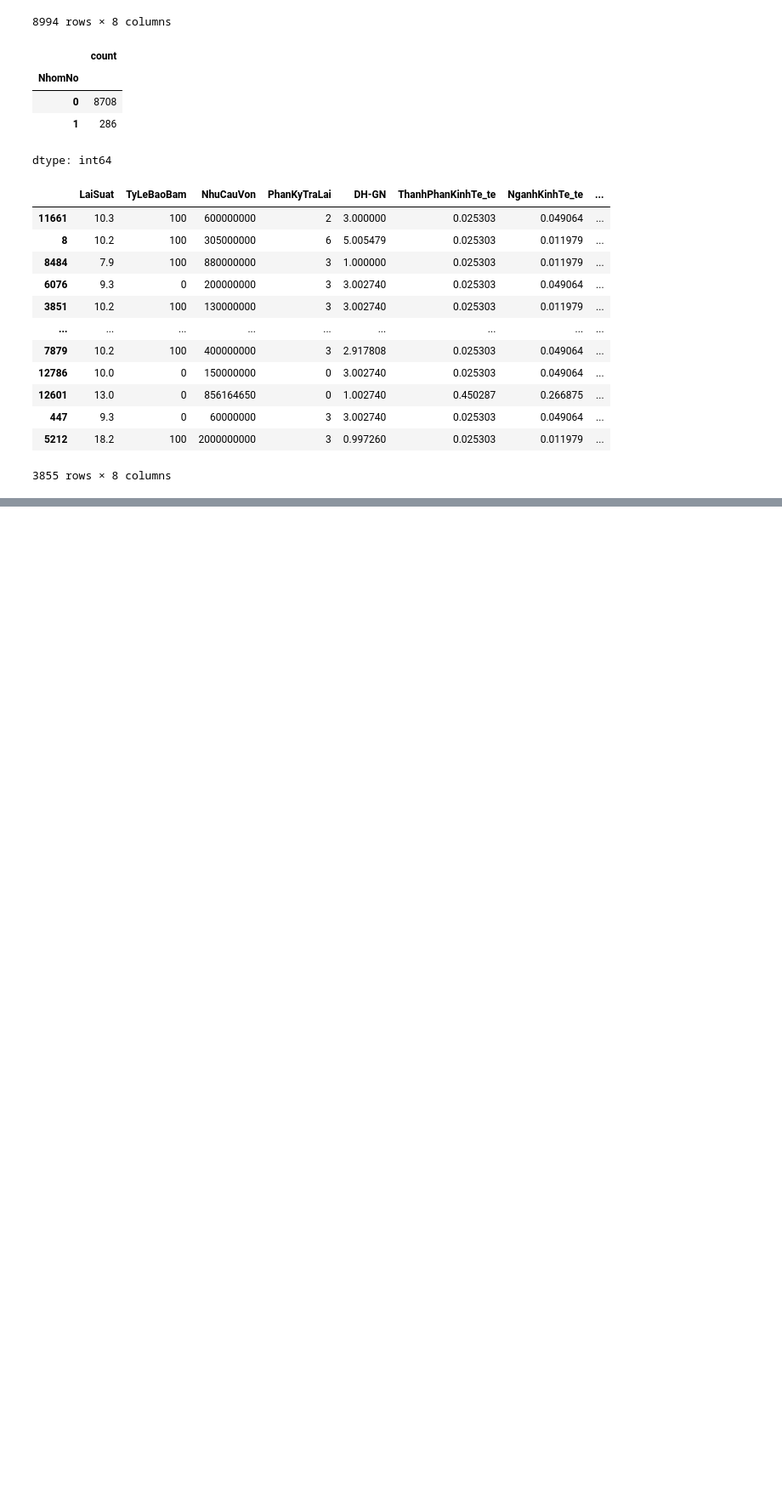
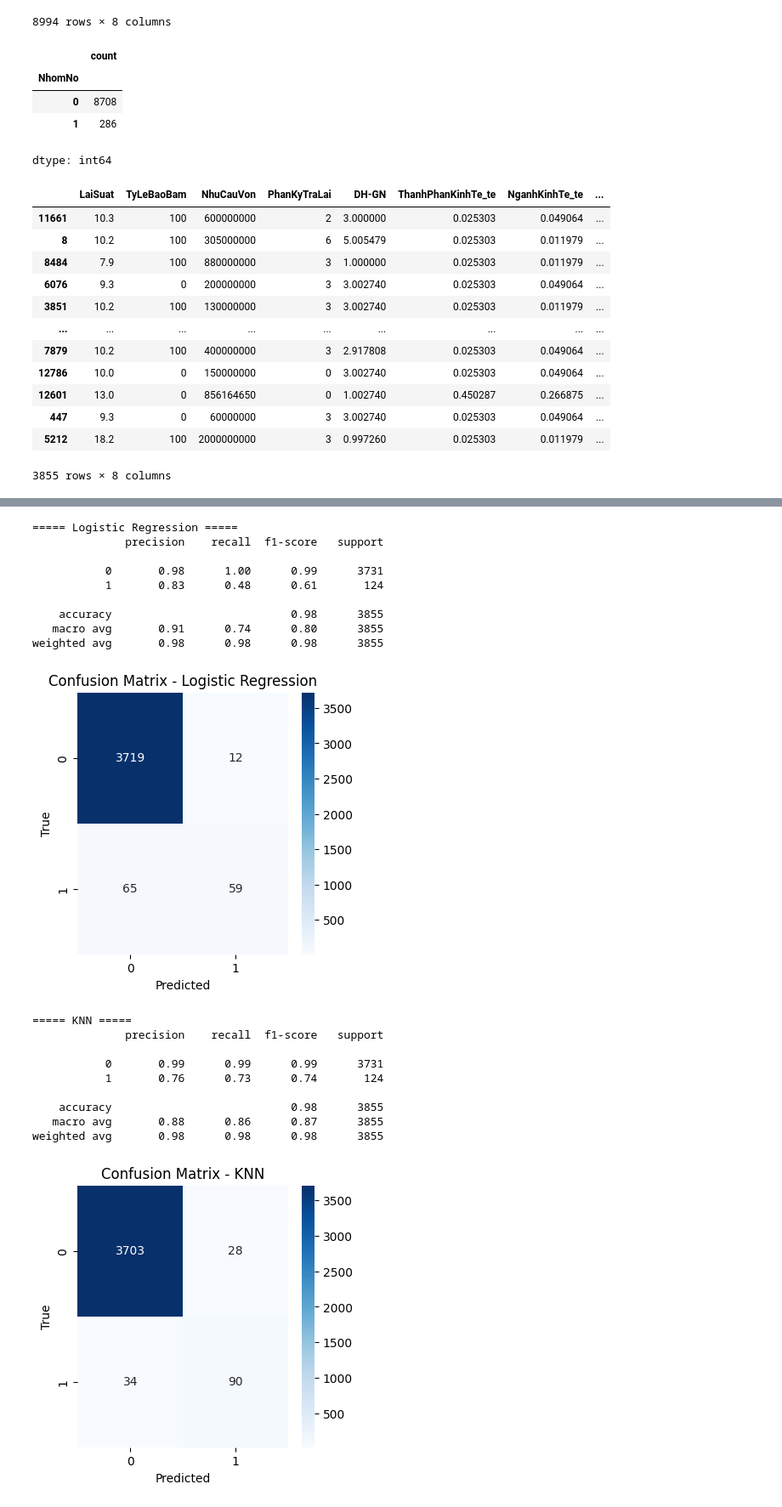
Before and after one commit to thiennguyen37-qn/bad-debt-prediction, a Jupyter notebook: model_comparison.ipynb, the cells around one changed output, grey strips where cells are left out. Shown at 85% size. Saved outputs shown, nothing was run; the diff lists cells and outputs as text; code cells hidden in the pictures; blank space fills up the shorter version.

```diff
--- a/model_comparison.ipynb
+++ b/model_comparison.ipynb
@@ -395,9 +395,13 @@ from imblearn.over_sampling import SMOTE
 from sklearn.preprocessing import StandardScaler
 from imblearn.pipeline import Pipeline
 from sklearn.model_selection import train_test_split, GridSearchCV
-from sklearn.ensemble import RandomForestClassifier, GradientBoostingClassifier
+from sklearn.ensemble import RandomForestClassifier
+from sklearn.linear_model import LogisticRegression
+from sklearn.neighbors import KNeighborsClassifier
+from sklearn.metrics import classification_report, confusion_matrix
 
 models = [
       RandomForestClassifier(random_state = 42),
-      GradientBoostingClassifier(random_state = 42),
+      LogisticRegression(random_state = 42),
+      KNeighborsClassifier(),
   ]
@@ -433,0 +500,24 @@ weighted avg       0.99      0.99      0.99      3855
+# %%
+train_and_evaluate(models[1], best_param_lr, X_train, y_train, X_test, y_test, "Logistic Regression")
+train_and_evaluate(models[2], best_param_knn, X_train, y_train, X_test, y_test, "KNN")
+# %% [output]
+===== Logistic Regression =====
+              precision    recall  f1-score   support
+
+           0       0.98      1.00      0.99      3731
+           1       0.83      0.48      0.61       124
+
+    accuracy                           0.98      3855
+   macro avg       0.91      0.74      0.80      3855
+weighted avg       0.98      0.98      0.98      3855
+[figure, added]
+===== KNN =====
+              precision    recall  f1-score   support
+
+           0       0.99      0.99      0.99      3731
+           1       0.76      0.73      0.74       124
+
+    accuracy                           0.98      3855
+   macro avg       0.88      0.86      0.87      3855
+weighted avg       0.98      0.98      0.98      3855
+[figure, added]
```
Also changed, not shown: parts of 3 cells of this notebook.
